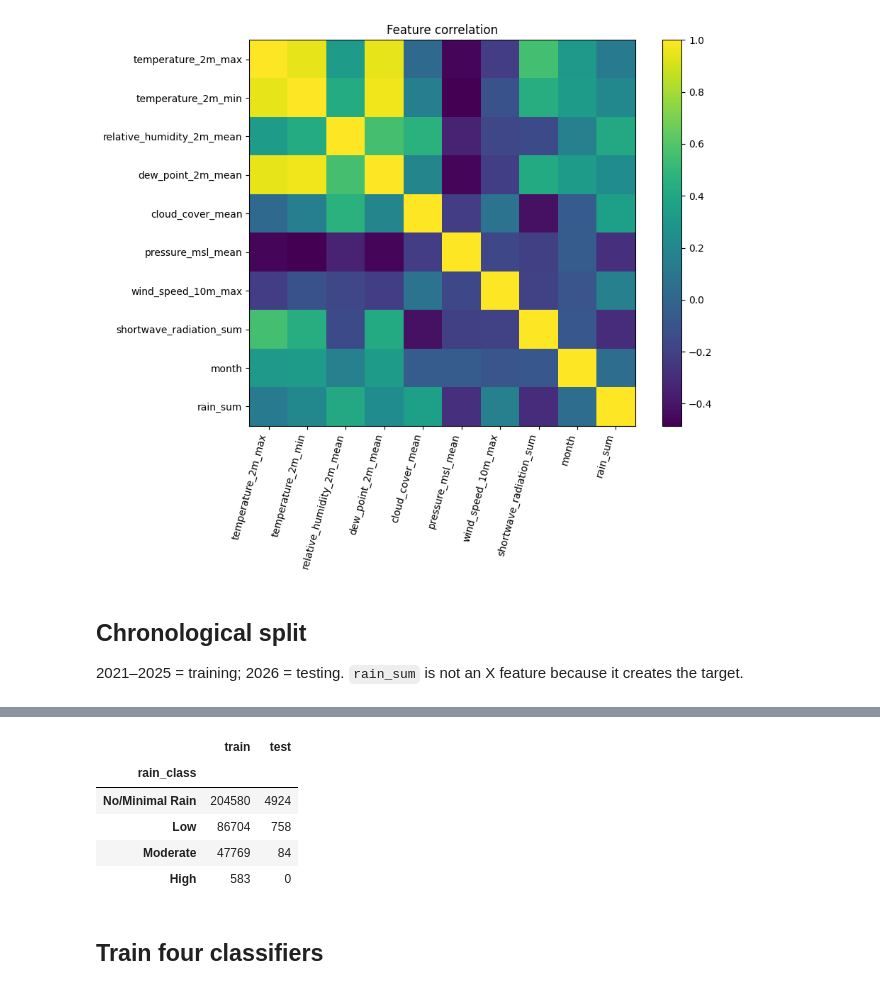
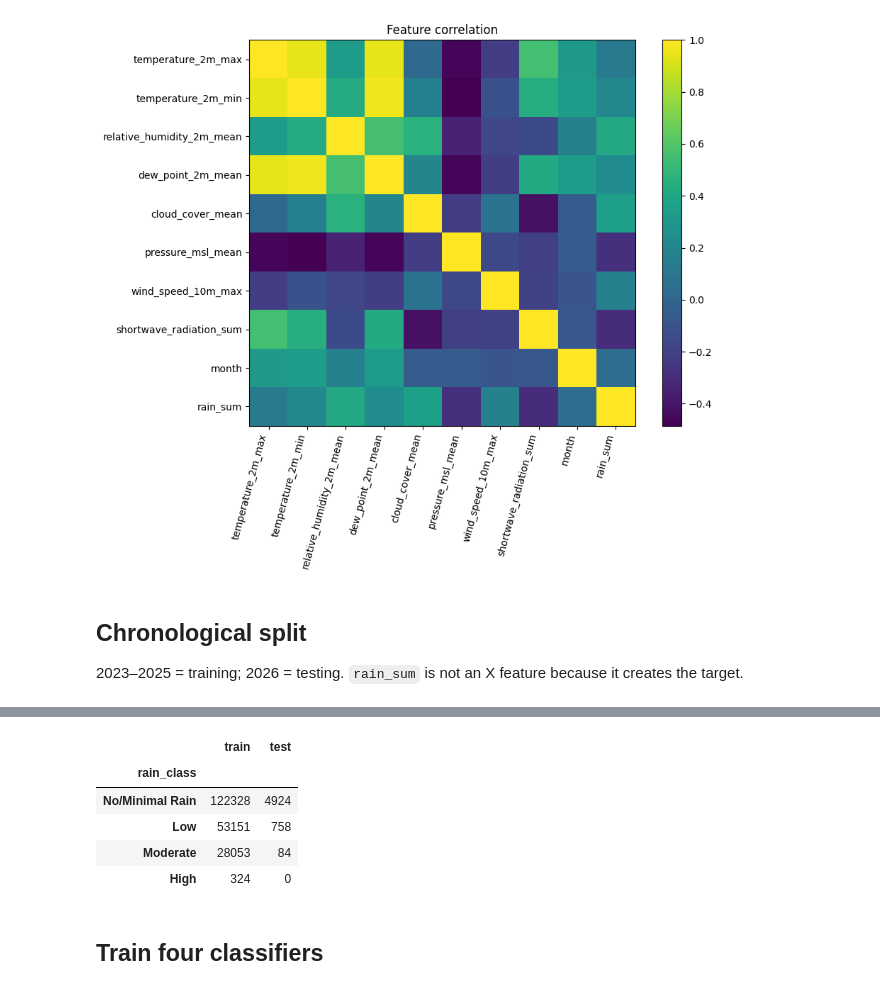
Before and after one commit to DataVisualisationc/Group1_COS30049_Computing-Technology-Innovation, a Jupyter notebook: Rain/train_rain_models_split.ipynb, the cells around one changed output, grey strips where cells are left out. Cells and saved outputs as stored; diff of their text form; code cells hidden in the pictures.

Commit message:
Update Rain Wind and Temperature models to 3-year training

```diff
--- a/Rain/train_rain_models_split.ipynb
+++ b/Rain/train_rain_models_split.ipynb
@@ -82,11 +82,11 @@ corr=df[F+["rain_sum"]].corr(); fig,ax=plt.subplots(figsize=(10,8)); im=ax.imsho
 [figure]
 # %% [markdown]
 ## Chronological split
-2021–2025 = training; 2026 = testing. `rain_sum` is not an X feature because it creates the target.
+2023–2025 = training; 2026 = testing. `rain_sum` is not an X feature because it creates the target.
 # %%
 req=F+[T,"date"]; missing=[c for c in req if c not in df]; assert not missing,f"Missing: {missing}"
-d=df.dropna(subset=req).copy(); train=d[d.date.dt.year<=2025].copy(); test=d[d.date.dt.year==2026].copy()
-assert len(train) and len(test),"Need both <=2025 training data and 2026 testing data"
+d=df.dropna(subset=req).copy(); train=d[d.date.dt.year.between(2023, 2025)].copy(); test=d[d.date.dt.year==2026].copy()
+assert len(train) and len(test),"Need 2023-2025 training data and 2026 testing data"
 Xtr,ytr=train[F],train[T]; Xte,yte=test[F],test[T]
 train.to_csv(M/"training.csv",index=False); test.to_csv(M/"testing.csv",index=False)
 print("Train",len(train),train.date.min(),train.date.max()); print("Test",len(test),test.date.min(),test.date.max())
@@ -96,10 +96,10 @@ Train 339636 2021-01-01 00:00:00 2025-12-31 00:00:00
 Test 5766 2026-01-01 00:00:00 2026-01-31 00:00:00
 |  | train | test |
 | rain_class |  |  |
-| No/Minimal Rain | 204580 | 4924 |
-| Low | 86704 | 758 |
-| Moderate | 47769 | 84 |
-| High | 583 | 0 |
+| No/Minimal Rain | 122328 | 4924 |
+| Low | 53151 | 758 |
+| Moderate | 28053 | 84 |
+| High | 324 | 0 |
 # %% [markdown]
 ## Train four classifiers
 # %%
```
Also changed, not shown: parts of 5 cells of this notebook, 20 other files.
